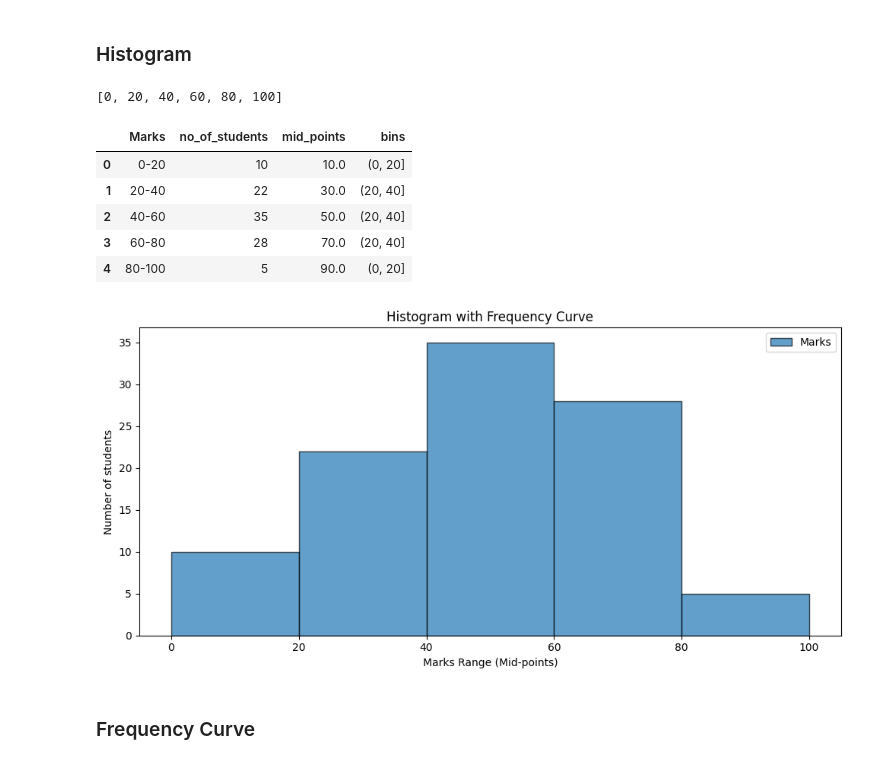
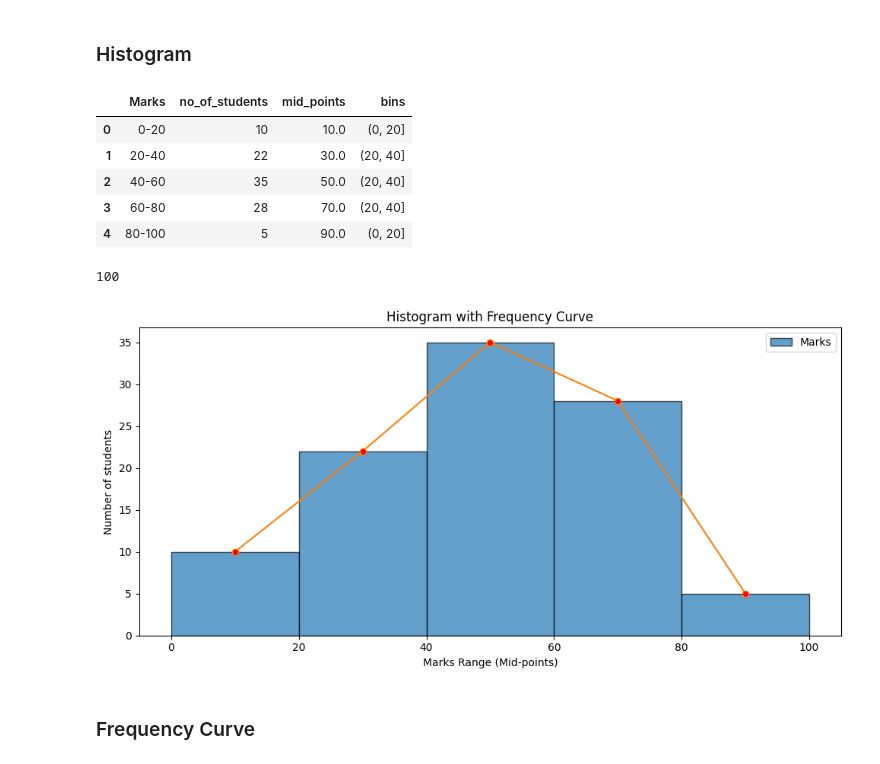
Before and after one commit to UjjwalKarkeyy/Python_Programming, a Jupyter notebook: Week-4_python.ipynb, the cells around one changed output. Saved outputs shown, nothing was run; the diff lists cells and outputs as text; code cells hidden in the pictures.

```diff
--- a/Week-4_python.ipynb
+++ b/Week-4_python.ipynb
@@ -586,44 +586,51 @@ student_data = pd.DataFrame({
         'Marks': ['0-20','20-40','40-60','60-80','80-100'],
         'no_of_students' : [10,22,35,28,5]
 })
 
 student_data['mid_points'] = student_data['Marks'].apply(lambda m: (int(m.split('-')[0]) + int(m.split('-')[1])) / 2)
 lower_bounds = student_data['Marks'].apply(lambda m: int(m.split('-')[0])).min()
 upper_bounds = student_data['Marks'].apply(lambda m: int(m.split('-')[1])).max()
 
 bin_edges = list(range(lower_bounds, upper_bounds + 1, 20))
 student_data['bins'] = pd.cut(x = student_data['no_of_students'], bins = bin_edges)
 
-print(bin_edges)
-display(student_data.head())-
+# print(bin_edges)
+display(student_data.head())
 
 plt.figure(figsize=(10,5))
 
 # use mid_points as the x-values for the histogram and the frequency y-values
-plt.hist(student_data['mid_points'], bins=bin_edges, weights=student_data['no_of_students'],
+x, y, temp = plt.hist(student_data['mid_points'], bins=bin_edges, weights=student_data['no_of_students'],
          edgecolor = 'black', alpha = 0.7, label = 'Marks')
+
+print(upper_bounds)
+
+# Taking mid-points of each bar
+
+# mid = 0.5 * (y[1:] + y[:-1])
+plt.plot(student_data['mid_points'],x,'-o',markerfacecolor = 'red')
 
 # Add labels and titles
 plt.title('Histogram with Frequency Curve')
 plt.xlabel('Marks Range (Mid-points)')
 plt.ylabel('Number of students')
 
 # Display the legend
 plt.legend()
 plt.tight_layout()
 
 # Show the plot
 
 plt.show()
 # %% [output]
+|  | Marks | no_of_students | mid_points | bins |
+| 0 | 0-20 | 10 | 10.0 | (0, 20] |
+| 1 | 20-40 | 22 | 30.0 | (20, 40] |
+| 2 | 40-60 | 35 | 50.0 | (20, 40] |
+| 3 | 60-80 | 28 | 70.0 | (20, 40] |
+| 4 | 80-100 | 5 | 90.0 | (0, 20] |
-[0, 20, 40, 60, 80, 100]
+100
-|  | Marks | no_of_students | mid_points | bins |
-| 0 | 0-20 | 10 | 10.0 | (0, 20] |
-| 1 | 20-40 | 22 | 30.0 | (20, 40] |
-| 2 | 40-60 | 35 | 50.0 | (20, 40] |
-| 3 | 60-80 | 28 | 70.0 | (20, 40] |
-| 4 | 80-100 | 5 | 90.0 | (0, 20] |
-[figure, old version]
+[figure, new version]
 # %% [markdown]
 ### Frequency Curve
 # %% [markdown]
```
Also changed, not shown: parts of 1 cell of this notebook, 1 other file.
